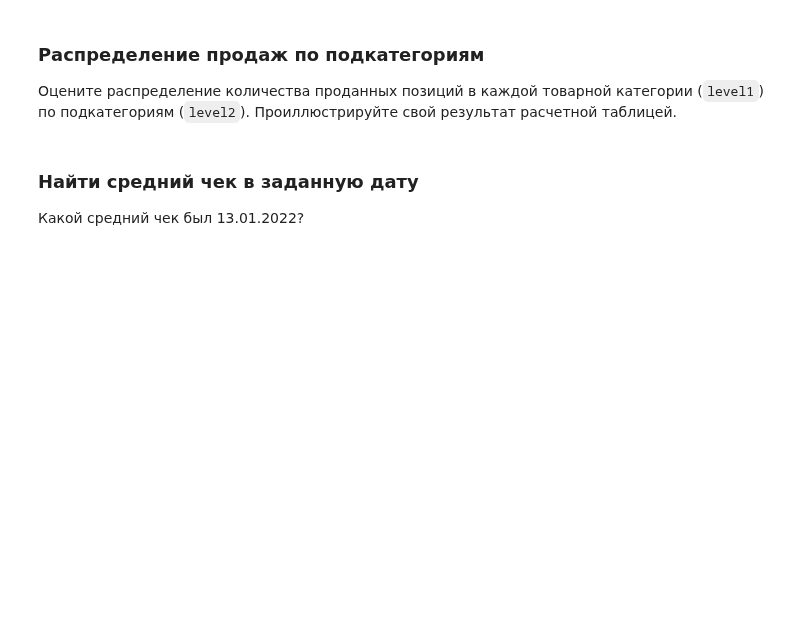
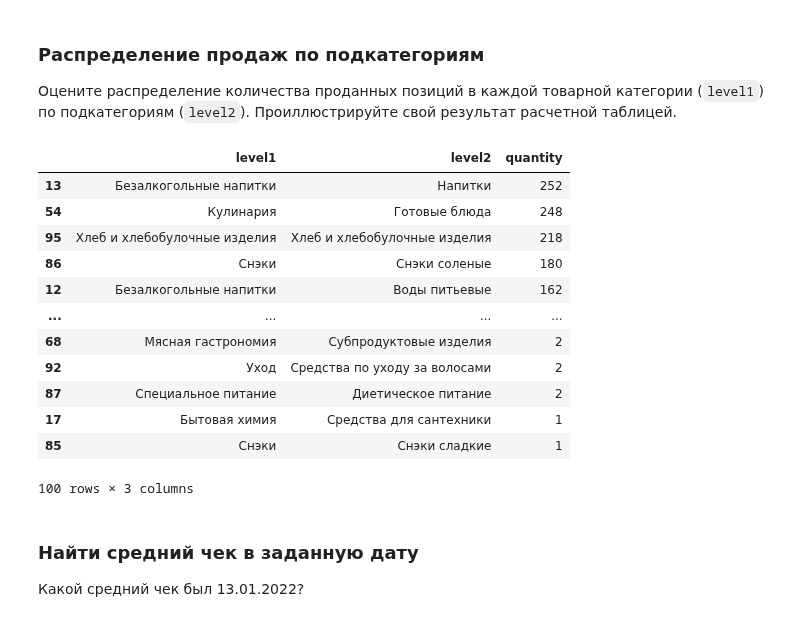
Before and after one commit to mishandri/Data-Analysis, a Jupyter notebook: 10. Итоговый проект Pandas/Решение.ipynb, the cells around one changed output. Saved outputs shown, nothing was run; the diff lists cells and outputs as text; code cells hidden in the pictures; blank space fills up the shorter version.

```diff
--- a/10. Итоговый проект Pandas/Решение.ipynb
+++ b/10. Итоговый проект Pandas/Решение.ipynb
@@ -124,6 +124,23 @@ for bar in fig.patches:
 ### Распределение продаж по подкатегориям
 
 Оцените распределение количества проданных позиций в каждой товарной категории (`level1`) по подкатегориям (`level2`). Проиллюстрируйте свой результат расчетной таблицей.
+# %%
+q2 = df.groupby(['level1', 'level2'])['quantity'].sum().reset_index().sort_values(by='quantity', ascending=False)
+q2
+# %% [output]
+|  | level1 | level2 | quantity |
+| 13 | Безалкогольные напитки | Напитки | 252 |
+| 54 | Кулинария | Готовые блюда | 248 |
+| 95 | Хлеб и хлебобулочные изделия | Хлеб и хлебобулочные изделия | 218 |
+| 86 | Снэки | Снэки соленые | 180 |
+| 12 | Безалкогольные напитки | Воды питьевые | 162 |
+| ... | ... | ... | ... |
+| 68 | Мясная гастрономия | Субпродуктовые изделия | 2 |
+| 92 | Уход | Средства по уходу за волосами | 2 |
+| 87 | Специальное питание | Диетическое питание | 2 |
+| 17 | Бытовая химия | Средства для сантехники | 1 |
+| 85 | Снэки | Снэки сладкие | 1 |
+100 rows × 3 columns
 # %% [markdown]
 ### Найти средний чек в заданную дату
 
```
Also changed, not shown: parts of 1 cell of this notebook.
